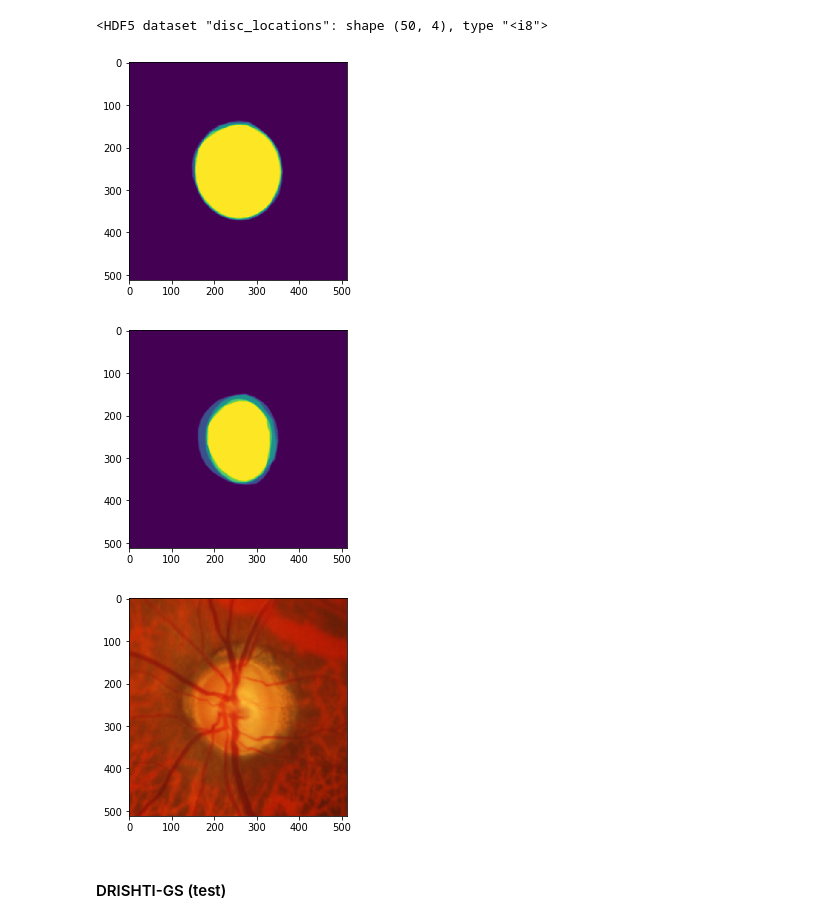
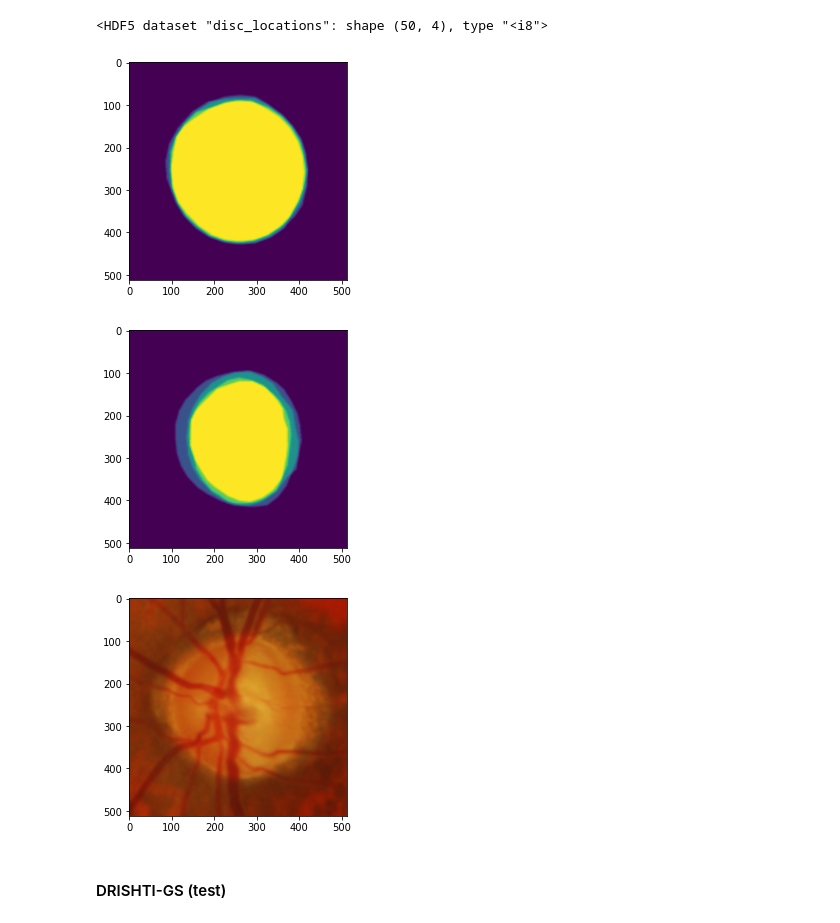
Before and after one commit to roaurelio/unet, a Jupyter notebook: scripts/Organize datasets.ipynb, the cells around one changed output. Cells and saved outputs as stored; diff of their text form; code cells hidden in the pictures.

```diff
--- a/scripts/Organize datasets.ipynb
+++ b/scripts/Organize datasets.ipynb
@@ -29,5 +34,5 @@ h5f = h5py.File(os.path.join(os.path.dirname(os.getcwd()), 'data', 'hdf5_dataset
 # %%
-X_train, disc_train, cup_train, file_codes_train = extract_DRISHTI_GS_train(os.path.join(os.path.dirname(os.getcwd()), 'data', 'DRISHTI_GS'))
+X_train, disc_train, cup_train, file_codes_train = extract_DRISHTI_GS_train(os.path.join(os.path.dirname(os.getcwd()), 'data', 'Drishti-GS'))
 print(len(X_train), X_train[0].shape, len(disc_train), disc_train[0].shape, len(cup_train), cup_train[0].shape, len(file_codes_train))
 # %% [output]
 50 (2040, 2040, 3) 50 (2040, 2040, 1) 50 (2040, 2040, 1) 50
@@ -51,19 +61,15 @@ for res in resolutions:
 # %%
-db = 'DRISHTI-GS'
-X_ds =  np.array(X_train)
-disc_ds = np.array(disc_train)
-file_codes_ds = np.array(file_codes_train)
 
 for res in resolutions:
     print('Copying data for {}, resolution {}'.format(db, res))
     X_small_ds = h5f.create_dataset("{}/{} px/images".format(db, res),
                                     (X_ds.shape[0], res, res, 3,),
                                     chunks=(2, res, res, 3,),
-                                    dtype='u1', compression="gzip")
+                                    dtype=X_ds.dtype, compression="gzip")
     disc_small_ds = h5f.create_dataset("{}/{} px/disc".format(db, res),
                                        (X_ds.shape[0], res, res, 1,),
                                        chunks=(2, res, res, 1,),
-                                       dtype='u1', compression="gzip")
+                                       dtype=X_ds.dtype, compression="gzip")
     str_dt = h5py.special_dtype(vlen=str_dt)
     file_codes_small_ds = h5f.create_dataset("{}/{} px/file_codes".format(db, res),
                                              (X_ds.shape[0],),
@@ -71,9 +77,9 @@ for res in resolutions:
                                              dtype=str_dt, compression="gzip")
 
     for i in tqdm_notebook(xrange(X_ds.shape[0]), leave=True):
-        X_small_ds[i] = sp.misc.imresize(X_ds[i], size=(res, res))
-        cur_disc_small = sp.misc.imresize(disc_ds[i][..., 0], size=(res, res))
-        disc_small_ds[i] = cur_disc_small[..., np.newaxis]
+        X_small_ds[i,:,:,:] = resize(X_ds[i], (res, res))
+        cur_disc_small = resize(disc_ds[i][..., 0], (res, res))
+        disc_small_ds[i,:,:] = cur_disc_small[..., np.newaxis]
 # %% [output]
 Copying data for DRISHTI-GS, resolution 512
 Please use `tqdm.notebook.tqdm` instead of `tqdm.tqdm_notebook`
@@ -97,12 +98,14 @@ cup_ds = np.array(cup_train)
 
 for res in resolutions:
     print('Copying cup for {}, resolution {}'.format(db, res))
+
     cup_small_ds = h5f.create_dataset("{}/{} px/cup".format(db, res),
-                                      (X_ds.shape[0], res, res, 1,),
-                                      chunks=(2, res, res, 1,),
-                                      dtype='u1', compression="gzip")
+                                  (X_ds.shape[0], res, res, 1,),
+                                  chunks=(2, res, res, 1,),
+                                  dtype=cup_ds.dtype, compression="gzip")
+
     for i in tqdm_notebook(xrange(X_ds.shape[0]), leave=True):
-        cur_cup_small = sp.misc.imresize(cup_ds[i][..., 0], size=(res, res))
+        cur_cup_small =  resize(cup_ds[i][..., 0], (res, res))
         cup_small_ds[i] = cur_cup_small[..., np.newaxis]
 # %% [output]
 Copying cup for DRISHTI-GS, resolution 512
@@ -145,15 +143,15 @@ for i in tqdm_notebook(xrange(X_ds.shape[0]), leave=True):
 
     cup_cur_cropped = cup[disc_locations[i][0]:disc_locations[i][2],
                            disc_locations[i][1]:disc_locations[i][3]]
-    cup_cur_cropped = sp.misc.imresize(cup_cur_cropped, standard_res)
+    cup_cur_cropped = resize(cup_cur_cropped, standard_res)
 
     img_cur_cropped = img[disc_locations[i][0]:disc_locations[i][2],
                            disc_locations[i][1]:disc_locations[i][3]]
-    img_cur_cropped = sp.misc.imresize(img_cur_cropped, standard_res)
+    img_cur_cropped = resize(img_cur_cropped, standard_res)
 
     disc_cur_cropped = disc[disc_locations[i][0]:disc_locations[i][2],
                            disc_locations[i][1]:disc_locations[i][3]]
-    disc_cur_cropped = sp.misc.imresize(disc_cur_cropped, standard_res)
+    disc_cur_cropped = resize(disc_cur_cropped, standard_res)
 
     img_cropped.append(img_cur_cropped)
     cup_cropped.append(cup_cur_cropped)
@@ -178,18 +215,18 @@ h5f['DRISHTI-GS/512 px/disc_locations']
 # %% [output]
 <HDF5 dataset "disc_locations": shape (50, 4), type "<i8">
 # %%
-plt.imshow(h5f['DRISHTI-GS/512 px/disc_cropped'][5])
+plt.imshow(h5f['DRISHTI-GS/512 px/disc_cropped_30'][5])
 plt.show()
 
-plt.imshow(h5f['DRISHTI-GS/512 px/cup_cropped'][5])
+plt.imshow(h5f['DRISHTI-GS/512 px/cup_cropped_30'][5])
 plt.show()
 
-plt.imshow(h5f['DRISHTI-GS/512 px/img_cropped'][5])
+plt.imshow(h5f['DRISHTI-GS/512 px/img_cropped_30'][5])
 plt.show()
 # %% [output]
-[figure, old version]
+[figure, new version]
-[figure, old version]
+[figure, new version]
-[figure, old version]
+[figure, new version]
 # %% [markdown]
 #### DRISHTI-GS (test)
 # %%
```
Also changed, not shown: parts of 15 cells of this notebook, 16 other files.
